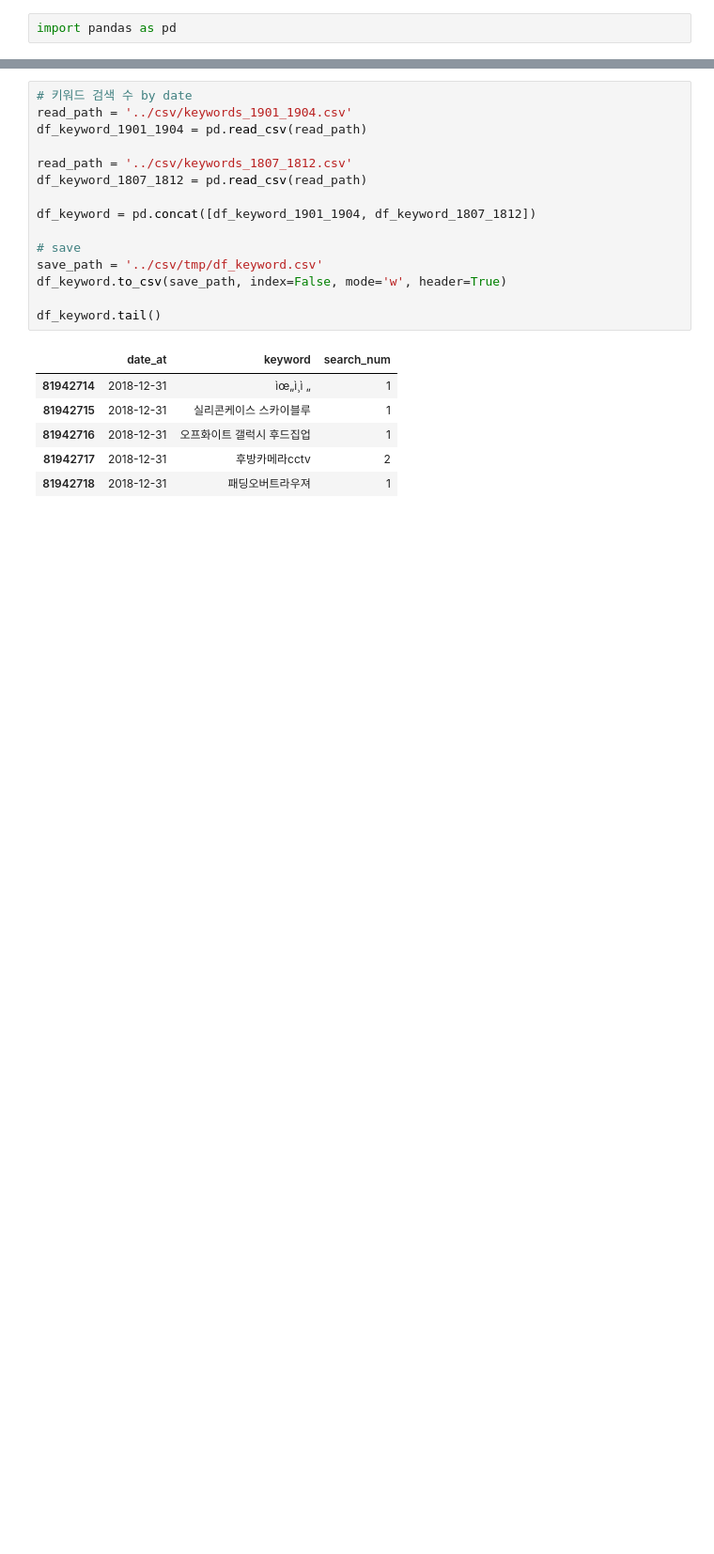
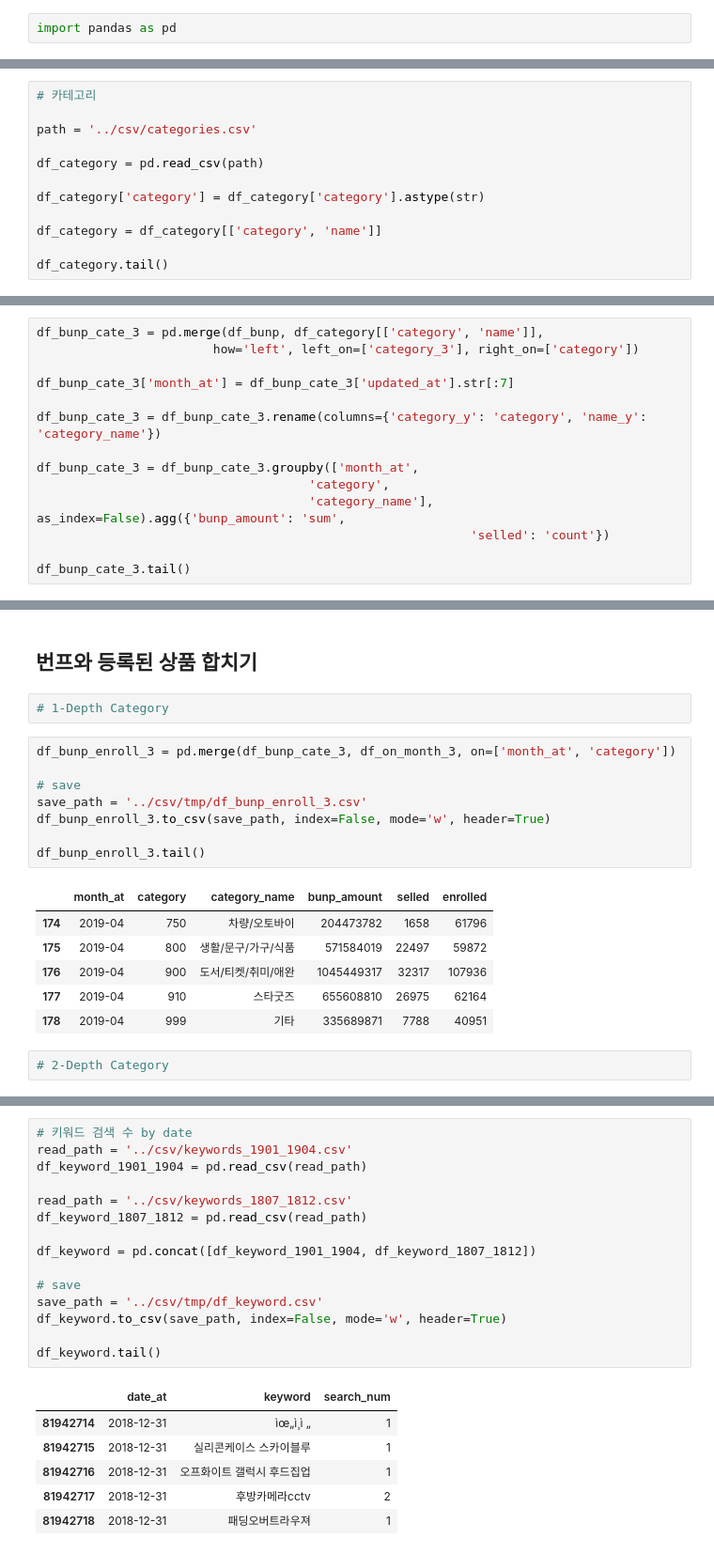
Before and after one commit to kiyoja07/python-bunjang, a Jupyter notebook: data-analysis/jupyter/supply_demand.ipynb, the cells around one changed output, grey strips where cells are left out. Shown: that part at 94% size. Drawn from its saved outputs; the diff is of its cells as text; blank space fills up the shorter version.

```diff
--- a/data-analysis/jupyter/supply_demand.ipynb
+++ b/data-analysis/jupyter/supply_demand.ipynb
@@ -15,0 +77,12 @@ df_product.tail()
+# %%
+# 카테고리
+
+path = '../csv/categories.csv'
+
+df_category = pd.read_csv(path)
+
+df_category['category'] = df_category['category'].astype(str)
+
+df_category = df_category[['category', 'name']]
+
+df_category.tail()
@@ -15,0 +117,14 @@ df_product.tail()
+# %%
+df_bunp_cate_3 = pd.merge(df_bunp, df_category[['category', 'name']],
+                        how='left', left_on=['category_3'], right_on=['category'])
+
+df_bunp_cate_3['month_at'] = df_bunp_cate_3['updated_at'].str[:7]
+
+df_bunp_cate_3 = df_bunp_cate_3.rename(columns={'category_y': 'category', 'name_y': 'category_name'})
+
+df_bunp_cate_3 = df_bunp_cate_3.groupby(['month_at',
+                                     'category',
+                                     'category_name'], as_index=False).agg({'bunp_amount': 'sum',
+                                                           'selled': 'count'})
+
+df_bunp_cate_3.tail()
@@ -15,0 +161,21 @@ df_product.tail()
+# %% [markdown]
+## 번프와 등록된 상품 합치기
+# %%
+# 1-Depth Category
+# %%
+df_bunp_enroll_3 = pd.merge(df_bunp_cate_3, df_on_month_3, on=['month_at', 'category'])
+
+# save
+save_path = '../csv/tmp/df_bunp_enroll_3.csv'
+df_bunp_enroll_3.to_csv(save_path, index=False, mode='w', header=True)
+
+df_bunp_enroll_3.tail()
+# %% [output]
+|  | month_at | category | category_name | bunp_amount | selled | enrolled |
+| 174 | 2019-04 | 750 | 차량/오토바이 | 204473782 | 1658 | 61796 |
+| 175 | 2019-04 | 800 | 생활/문구/가구/식품 | 571584019 | 22497 | 59872 |
+| 176 | 2019-04 | 900 | 도서/티켓/취미/애완 | 1045449317 | 32317 | 107936 |
+| 177 | 2019-04 | 910 | 스타굿즈 | 655608810 | 26975 | 62164 |
+| 178 | 2019-04 | 999 | 기타 | 335689871 | 7788 | 40951 |
+# %%
+# 2-Depth Category
```
Also changed, not shown: parts of 21 cells of this notebook, 3 other files.
